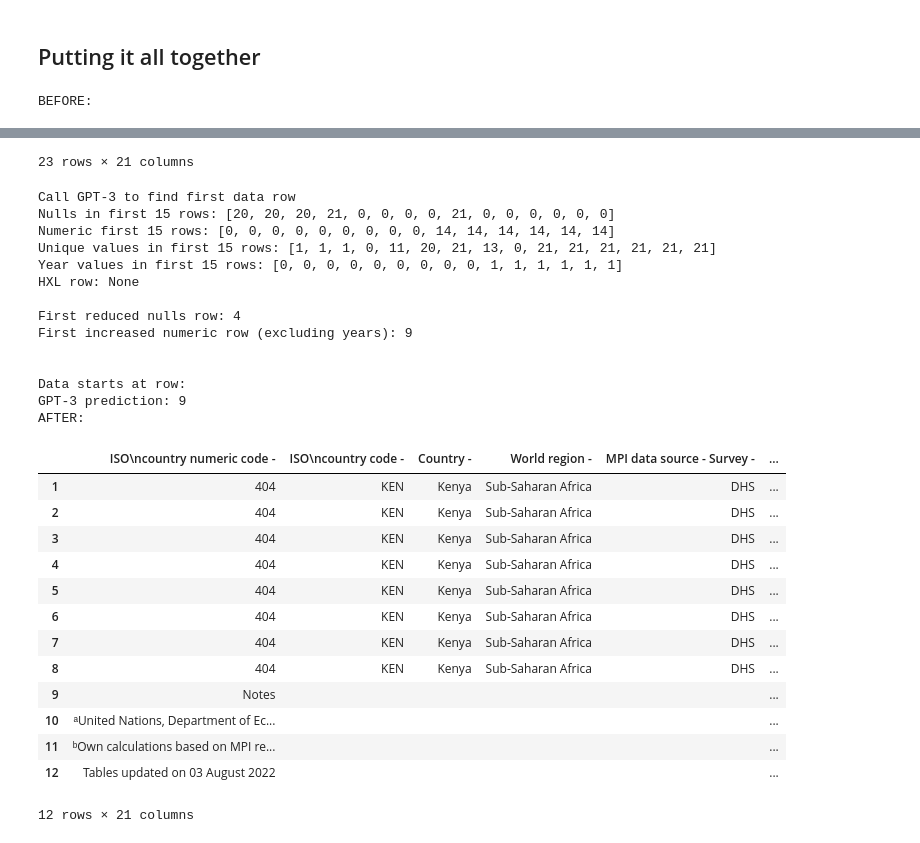
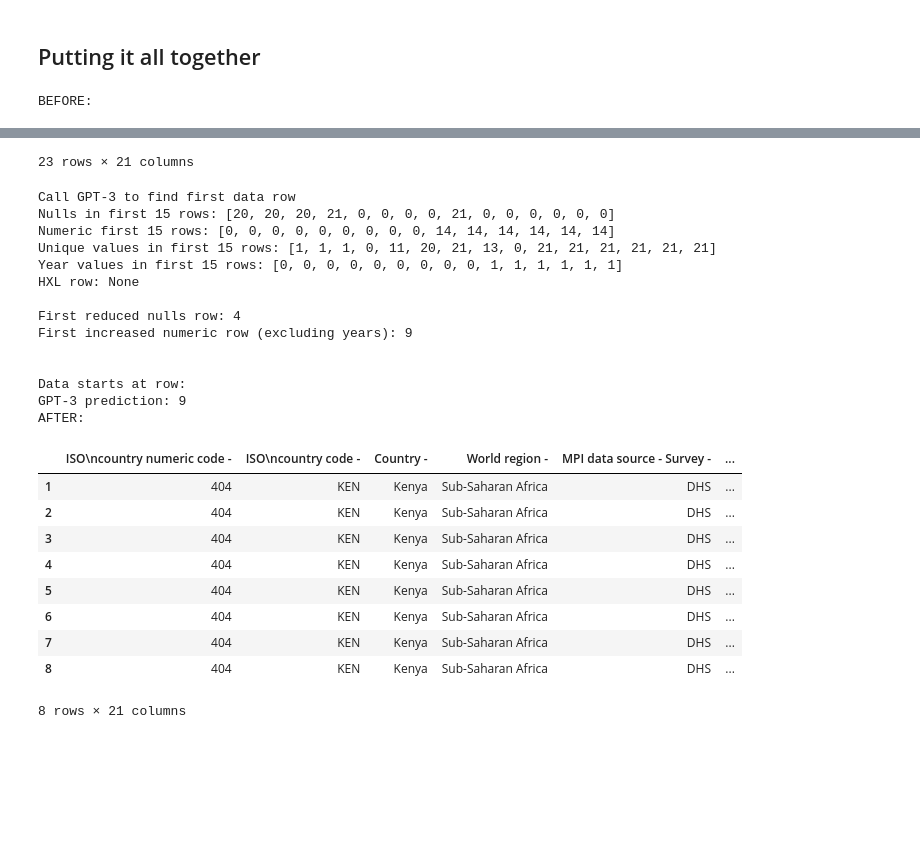
Before and after one commit to datakind/gpt-3-meta-data-discovery, a Jupyter notebook: gpt-3-table-parsing.ipynb, the cells around one changed output, grey strips where cells are left out. Saved outputs shown, nothing was run; the diff lists cells and outputs as text; code cells hidden in the pictures; blank space fills up the shorter version.

```diff
--- a/gpt-3-table-parsing.ipynb
+++ b/gpt-3-table-parsing.ipynb
@@ -107,8 +107,7 @@ def get_sheet_attributes(sheet, maxn):
     hxl_row = None
     for index, row in dd[0:maxn].iterrows():
         unique_vals = list(row.unique())
-        unique_vals = [
-            i for i in unique_vals if i is not None and str(i) != "nan"]
+        unique_vals = [i for i in unique_vals if i is not None and str(i) != "nan"]
         unique_vals_in_rows.append(len(unique_vals))
         float_count = 0
         year_count = 0
@@ -212,8 +211,7 @@ def pad_merged_cells(sheet):
             merge_list.append(merge)
 
         for cell_group in merge_list:
-            min_col, min_row, max_col, max_row = range_boundaries(
-                str(cell_group))
+            min_col, min_row, max_col, max_row = range_boundaries(str(cell_group))
             top_left_cell_value = sheet.cell(row=min_row, column=min_col).value
             sheet.unmerge_cells(str(cell_group))
             for row in sheet.iter_rows(
@@ -1537,8 +1535,7 @@ for dataset_org in orgs[0:max_dataset_orgs]:
 
         wb = openpyxl.load_workbook(filename, data_only=True)
         sheet = wb[sheetname]
-        merged_table, hasmerged, report = parse_excel_sheet(
-            sheet, maxn, debug=False)
+        merged_table, hasmerged, report = parse_excel_sheet(sheet, maxn, debug=False)
 
         report_elements = report.split("\n\n")
         prompt = report_elements[0] + "\n" + report_elements[1]
@@ -1664,7 +1661,7 @@ results = []
 max_results = 200
 maxn = 15
 
-for dataset_org in orgs[max_dataset_orgs + 1:]:
+for dataset_org in orgs[max_dataset_orgs + 1 :]:
     print(f"Organization {dataset_org}")
     rows = df.loc[df["dataset_org_title"] == dataset_org]
     row = rows.iloc[0]  # Take one sheet from each org to get more variation
@@ -1689,8 +1686,7 @@ for dataset_org in orgs[max_dataset_orgs + 1:]:
         sheet = wb[s]
         before = pad_merged_cells(sheet)
 
-        merged_table, hasmerged, report = parse_excel_sheet(
-            sheet, maxn, debug=False)
+        merged_table, hasmerged, report = parse_excel_sheet(sheet, maxn, debug=False)
 
         # Skip sheets that have multiple tables on them (this exclusion is mentioned in Blog post)
         if "LIKELY PARSING ERRORS" in str(merged_table.to_csv()):
@@ -1719,8 +1715,7 @@ for dataset_org in orgs[max_dataset_orgs + 1:]:
             "\n----------------------------------------- END ------------------------------------------------\n"
         )
 
-        results.append(
-            {"prompt": prompt, "predicted": predicted, "expected": actual})
+        results.append({"prompt": prompt, "predicted": predicted, "expected": actual})
 
 
 output_prediction_metrics(results, prediction_field="predicted")
@@ -1730,6 +1725,7 @@ output_prediction_metrics(results, prediction_field="predicted")
 model = "davinci:ft-personal-2023-02-22-06-03-57"
 
 filename = "./data/Kenya/kenya-mpi_f27114d0-4094-4117-8eb7-19b815358f1c/KEN_xlsx_b2f0fc05_3897_4366_a4a9_c2dd167b5ea5/KEN.xlsx"
+
 wb = openpyxl.load_workbook(filename, data_only=True)
 sheet = wb["MPI Region"]
 print("BEFORE:")
@@ -1738,7 +1734,7 @@ merged_table, hasmerged, report = parse_excel_sheet(
     sheet, maxn=15, model=model, debug=False
 )
 print("AFTER:")
-display(merged_table)
+display(merged_table[0:8])
 
 merged_table.to_excel("test.xlsx")
 # %% [output]
@@ -1757,38 +1753,34 @@ BEFORE:
 | ... | ... | ... | ... | ... | ... | ... | ... | ... | ... | ... | ... | ... |
 | 18 | Notes | None | None | None | None | None | None | None | None | None | ... | ... |
 | 19 | ᵃUnited Nations, Department of Ec... | None | None | None | None | None | None | None | None | None | ... | ... |
 | 20 | ᵇOwn calculations based on MPI re... | None | None | None | None | None | None | None | None | None | ... | ... |
 | 21 | Tables updated on 03 August 2022 | None | None | None | None | None | None | None | None | None | ... | ... |
 | 22 | None | None | None | None | None | None | None | None | None | None | ... | ... |
 23 rows × 21 columns
 Call GPT-3 to find first data row
 Nulls in first 15 rows: [20, 20, 20, 21, 0, 0, 0, 0, 21, 0, 0, 0, 0, 0, 0]
 Numeric first 15 rows: [0, 0, 0, 0, 0, 0, 0, 0, 0, 14, 14, 14, 14, 14, 14]
 Unique values in first 15 rows: [1, 1, 1, 0, 11, 20, 21, 13, 0, 21, 21, 21, 21, 21, 21]
 Year values in first 15 rows: [0, 0, 0, 0, 0, 0, 0, 0, 0, 1, 1, 1, 1, 1, 1]
 HXL row: None
 
 First reduced nulls row: 4
 First increased numeric row (excluding years): 9
 
 
 Data starts at row:
 GPT-3 prediction: 9
 AFTER:
 |  | ISO\ncountry numeric code - | ISO\ncountry code - | Country - | World region - | MPI data source - Survey - | ... |
 | 1 | 404 | KEN | Kenya | Sub-Saharan Africa | DHS | ... |
 | 2 | 404 | KEN | Kenya | Sub-Saharan Africa | DHS | ... |
 | 3 | 404 | KEN | Kenya | Sub-Saharan Africa | DHS | ... |
 | 4 | 404 | KEN | Kenya | Sub-Saharan Africa | DHS | ... |
 | 5 | 404 | KEN | Kenya | Sub-Saharan Africa | DHS | ... |
 | 6 | 404 | KEN | Kenya | Sub-Saharan Africa | DHS | ... |
 | 7 | 404 | KEN | Kenya | Sub-Saharan Africa | DHS | ... |
 | 8 | 404 | KEN | Kenya | Sub-Saharan Africa | DHS | ... |
-| 9 | Notes |  |  |  |  | ... |
-| 10 | ᵃUnited Nations, Department of Ec... |  |  |  |  | ... |
-| 11 | ᵇOwn calculations based on MPI re... |  |  |  |  | ... |
-| 12 | Tables updated on 03 August 2022 |  |  |  |  | ... |
-12 rows × 21 columns
+8 rows × 21 columns
 # %%
 # filename = './data/Kenya/kenya-number-of-acreage-under-irrigation-in-bomet-county_f022a4ea-181b-423d-ab70-53429bad05e2/Number_of_Acreage_under_Irrigation_xlsx_480cf688_857c_47fe_8cb2_712f17ab4619/Number of Acreage under Irrigation.xlsx'
 # filename='./data/Kenya/primary-health-care-soins-de-sante-primaire_d86fa64b-d43c-44a2-9486-71e096578575/Primary_health_care_Soins_de_sante_primaire_xlsx_a5f765e0_69ba_4a0f_860b_84c51c008bce/Primary health care  - Soins de sante primaire.xlsx'
```
Also changed, not shown: parts of 2 cells of this notebook.
